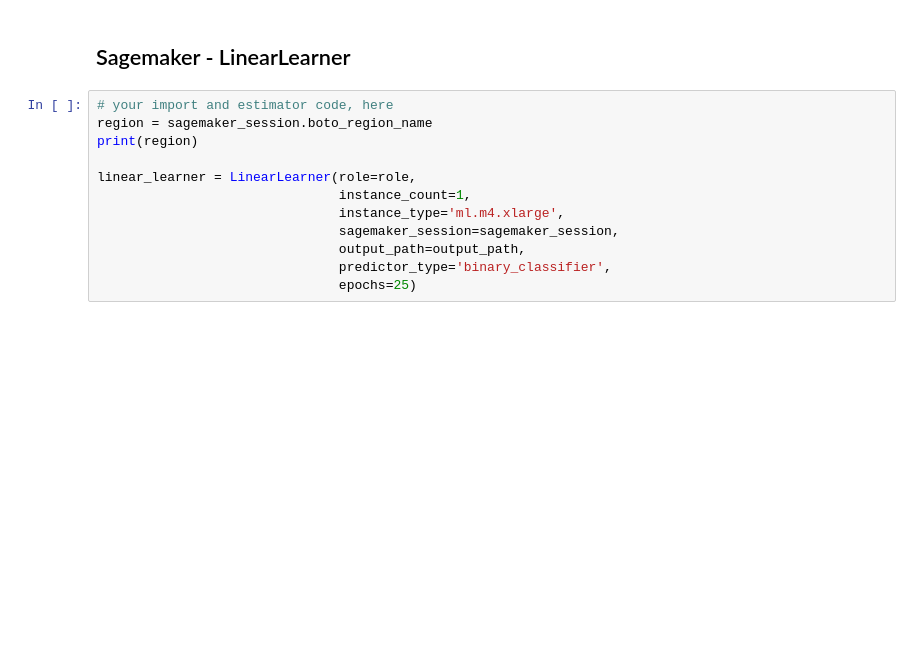
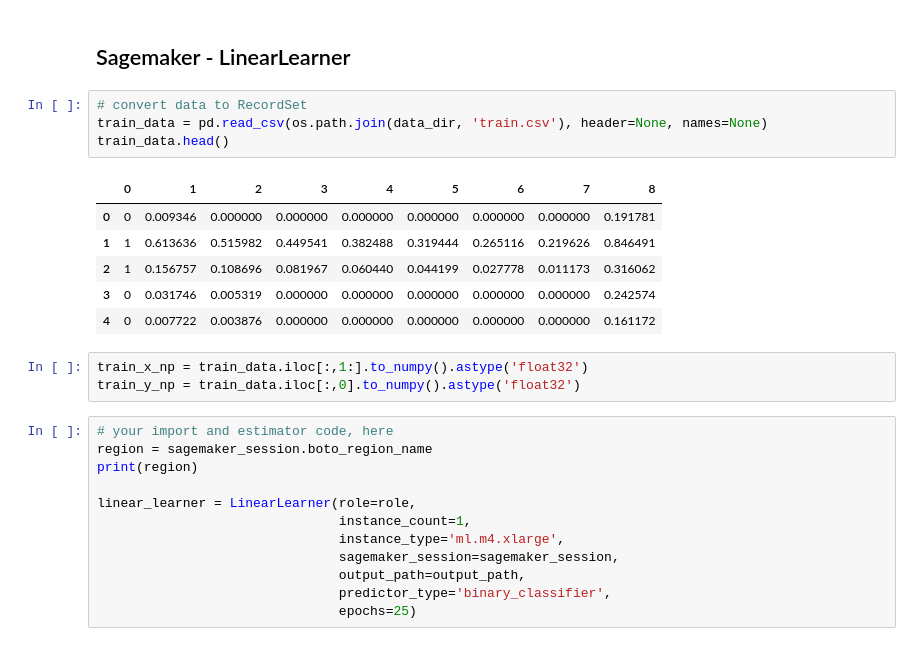
Before and after one commit to justinbellucci/ML-Sagemaker-Studies, a Jupyter notebook: Project_Plagiarism_Detection/3_Training_a_Model.ipynb, the cells around one changed output. Saved outputs shown, nothing was run; the diff lists cells and outputs as text; blank space fills up the shorter version.

````diff
--- a/Project_Plagiarism_Detection/3_Training_a_Model.ipynb
+++ b/Project_Plagiarism_Detection/3_Training_a_Model.ipynb
@@ -166,6 +188,20 @@ from sagemaker.pytorch import PyTorch
 ```
 # %% [markdown]
 ## Sagemaker - LinearLearner
+# %%
+# convert data to RecordSet
+train_data = pd.read_csv(os.path.join(data_dir, 'train.csv'), header=None, names=None)
+train_data.head()
+# %% [output]
+|  | 0 | 1 | 2 | 3 | 4 | 5 | 6 | 7 | 8 |
+| 0 | 0 | 0.009346 | 0.000000 | 0.000000 | 0.000000 | 0.000000 | 0.000000 | 0.000000 | 0.191781 |
+| 1 | 1 | 0.613636 | 0.515982 | 0.449541 | 0.382488 | 0.319444 | 0.265116 | 0.219626 | 0.846491 |
+| 2 | 1 | 0.156757 | 0.108696 | 0.081967 | 0.060440 | 0.044199 | 0.027778 | 0.011173 | 0.316062 |
+| 3 | 0 | 0.031746 | 0.005319 | 0.000000 | 0.000000 | 0.000000 | 0.000000 | 0.000000 | 0.242574 |
+| 4 | 0 | 0.007722 | 0.003876 | 0.000000 | 0.000000 | 0.000000 | 0.000000 | 0.000000 | 0.161172 |
+# %%
+train_x_np = train_data.iloc[:,1:].to_numpy().astype('float32')
+train_y_np = train_data.iloc[:,0].to_numpy().astype('float32')
 # %%
 # your import and estimator code, here
 region = sagemaker_session.boto_region_name
````
Also changed, not shown: parts of 9 cells of this notebook.
